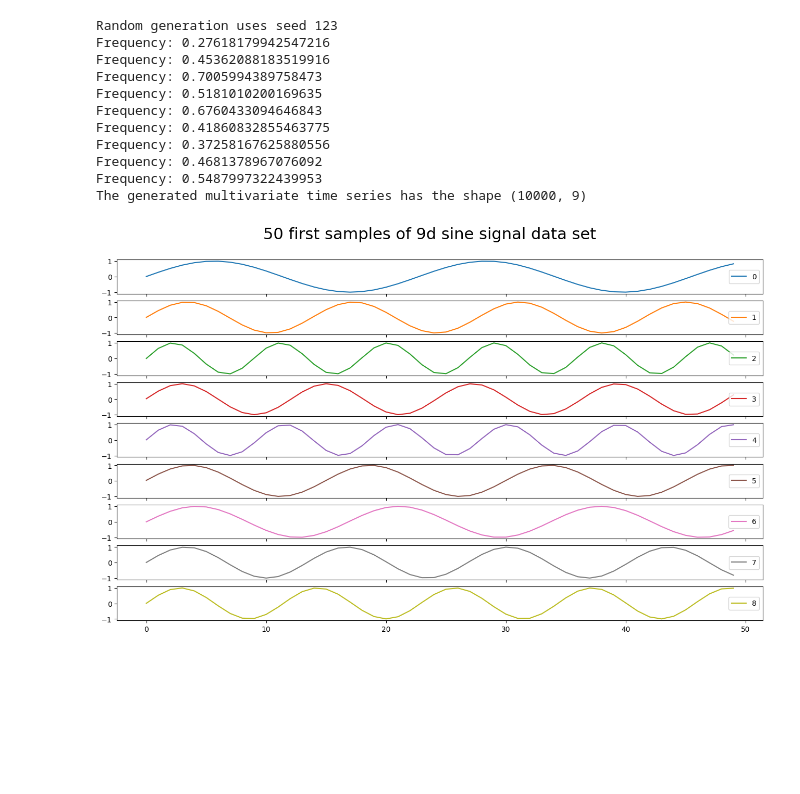
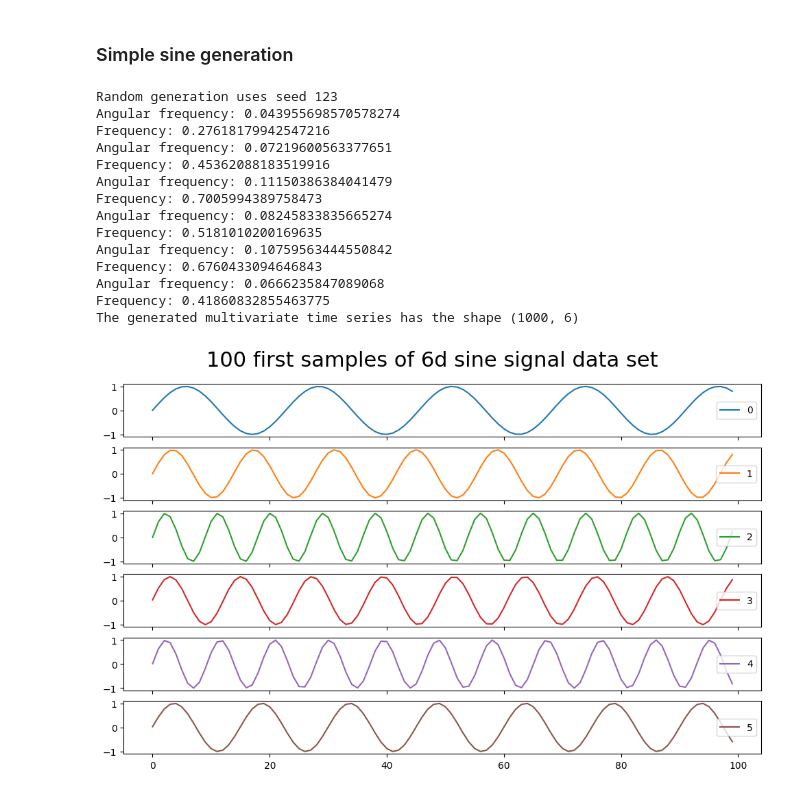
Before and after one commit to fredrikSveen/MSc_time_series_GAN, a Jupyter notebook: data_generation.ipynb, the cells around one changed output. Saved outputs shown, nothing was run; the diff lists cells and outputs as text; code cells hidden in the pictures; blank space fills up the shorter version.

```diff
--- a/data_generation.ipynb
+++ b/data_generation.ipynb
@@ -1,43 +17,44 @@
+# %% [markdown]
+### Simple sine generation
 # %%
-from data_loading import generate_sine_wave
-import pandas as pd
-import matplotlib.pyplot as plt
-
 seed = 123          # Initial seed for random generation, if not specified it's random
-dim = 9             # Number of features in the multivariate series
-n = 10000            # Number of samples
+dim = 6             # Number of features in the multivariate series
+n = 1000            # Number of samples
 deterministic = False # No randomness will be applied if true
-clip_length = 50
+clip_length = 100
 
 sines = generate_sine_wave(dim, n, seed, deterministic)
 df = pd.DataFrame(sines)
 print(f'The generated multivariate time series has the shape {df.shape}')
-axes = df[:clip_length].plot(subplots=True, figsize=(16,9), title=f'{clip_length} first samples of 9d sine signal data set')
+axes = df[:clip_length].plot(subplots=True, figsize=(12,7), title=f'{clip_length} first samples of 9d sine signal data set')
 # flatten the array
 axes = axes.flat  # .ravel() and .flatten() also work
 
 # extract the figure object to use figure level methods
 fig = axes[0].get_figure()
 
 # iterate through each axes to use axes level methods
 for ax in axes:
 
     ax.legend(loc='right')
 
 fig.suptitle(f'{clip_length} first samples of {dim}d sine signal data set', fontsize=22, y=0.95)
 plt.show()
 # df.to_csv(f'sine_data/sine_{seed}_{n}_{dim}.csv', index=False)
 # df.to_csv(f'sine_data/sine_{seed}_{n}_{dim}.csv')
 # %% [output]
 Random generation uses seed 123
+Angular frequency: 0.043955698570578274
 Frequency: 0.27618179942547216
+Angular frequency: 0.07219600563377651
 Frequency: 0.45362088183519916
+Angular frequency: 0.11150386384041479
 Frequency: 0.7005994389758473
+Angular frequency: 0.08245833835665274
 Frequency: 0.5181010200169635
+Angular frequency: 0.10759563444550842
 Frequency: 0.6760433094646843
+Angular frequency: 0.0666235847089068
 Frequency: 0.41860832855463775
-Frequency: 0.37258167625880556
-Frequency: 0.4681378967076092
-Frequency: 0.5487997322439953
-The generated multivariate time series has the shape (10000, 9)
+The generated multivariate time series has the shape (1000, 6)
-[figure, old version]
+[figure, new version]
```
Also changed, not shown: parts of 8 cells of this notebook, 5 other files.
